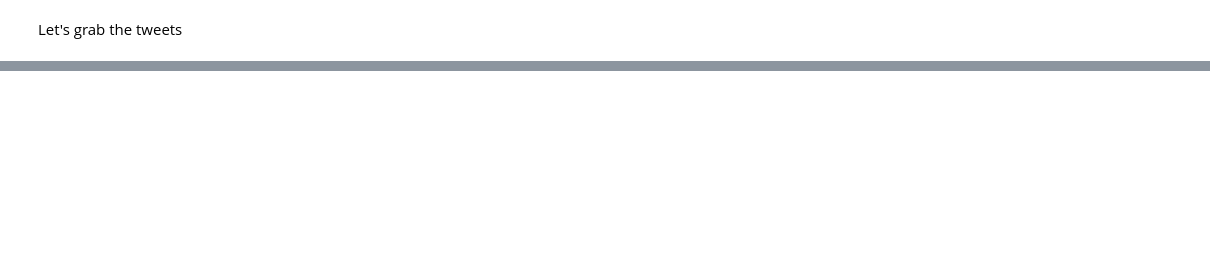
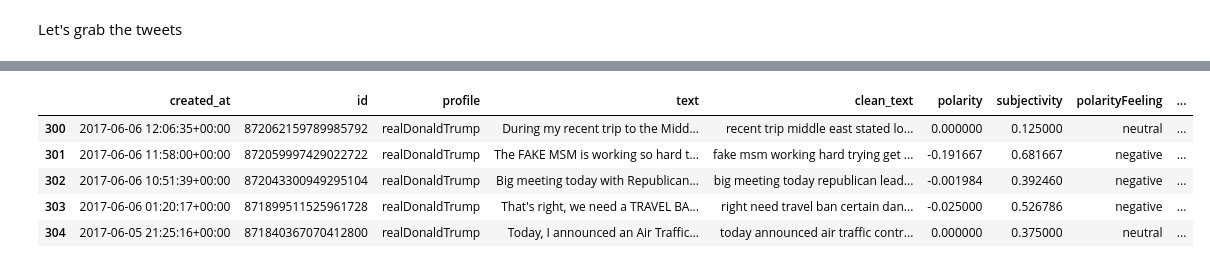
Before and after one commit to lexieheinle/tweet-analysis, a Jupyter notebook: Twitter Analysis.ipynb, the cells around one changed output, grey strips where cells are left out. Saved outputs shown, nothing was run; the diff lists cells and outputs as text; code cells hidden in the pictures; blank space fills up the shorter version.

```diff
--- a/Twitter Analysis.ipynb
+++ b/Twitter Analysis.ipynb
@@ -103,0 +128,9 @@ NameError: name 'df' is not defined
+# %%
+df.tail()
+# %% [output]
+|  | created_at | id | profile | text | clean_text | polarity | subjectivity | polarityFeeling | ... |
+| 300 | 2017-06-06 12:06:35+00:00 | 872062159789985792 | realDonaldTrump | During my recent trip to the Midd... | recent trip middle east stated lo... | 0.000000 | 0.125000 | neutral | ... |
+| 301 | 2017-06-06 11:58:00+00:00 | 872059997429022722 | realDonaldTrump | The FAKE MSM is working so hard t... | fake msm working hard trying get ... | -0.191667 | 0.681667 | negative | ... |
+| 302 | 2017-06-06 10:51:39+00:00 | 872043300949295104 | realDonaldTrump | Big meeting today with Republican... | big meeting today republican lead... | -0.001984 | 0.392460 | negative | ... |
+| 303 | 2017-06-06 01:20:17+00:00 | 871899511525961728 | realDonaldTrump | That's right, we need a TRAVEL BA... | right need travel ban certain dan... | -0.025000 | 0.526786 | negative | ... |
+| 304 | 2017-06-05 21:25:16+00:00 | 871840367070412800 | realDonaldTrump | Today, I announced an Air Traffic... | today announced air traffic contr... | 0.000000 | 0.375000 | neutral | ... |
```
Also changed, not shown: parts of 29 cells of this notebook, 1 other file.
